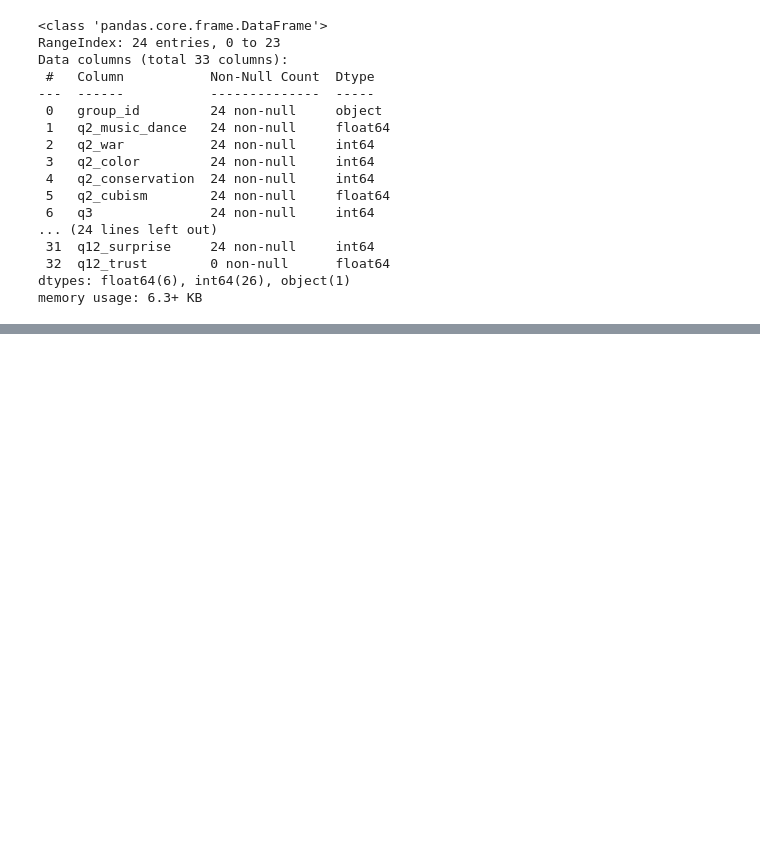
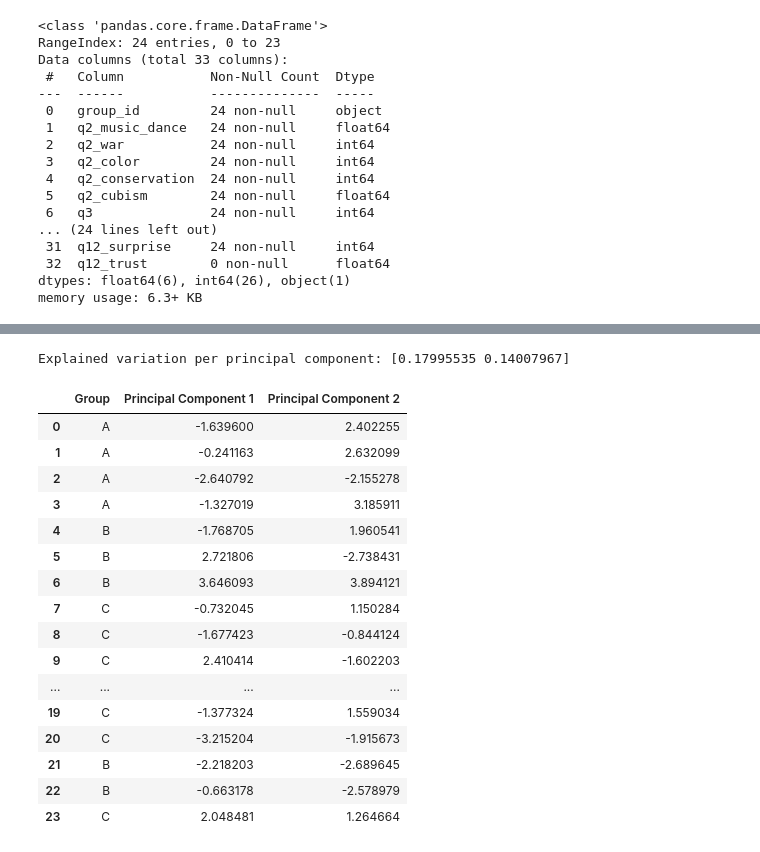
Before and after one commit to ManueleVeggi/mytisse, a Jupyter notebook: testing_sessions/230608_unibo/clustering.ipynb, the cells around one changed output, grey strips where cells are left out. Drawn from its saved outputs; the diff is of its cells as text; code cells hidden in the pictures; blank space fills up the shorter version.

```diff
--- a/testing_sessions/230608_unibo/clustering.ipynb
+++ b/testing_sessions/230608_unibo/clustering.ipynb
@@ -62,0 +58,37 @@ plt.show()
+# %%
+from sklearn.decomposition import PCA
+
+pca_mytisse = PCA(n_components=2)
+principalComponents_mytisse = pca_mytisse.fit_transform(x)
+
+principal_mytisse_Df = pd.DataFrame(data = principalComponents_mytisse
+             , columns = ['principal component 1', 'principal component 2'])
+
+print('Explained variation per principal component: {}'.format(pca_mytisse.explained_variance_ratio_))
+
+mytisse_merged = pd.concat([group_column, principal_mytisse_Df], axis=1).rename(columns={
+    'principal component 1': 'Principal Component 1',
+    'principal component 2': 'Principal Component 2',
+    'group_id': 'Group'
+    })
+
+mytisse_merged
+# %% [output]
+Explained variation per principal component: [0.17995535 0.14007967]
+|  | Group | Principal Component 1 | Principal Component 2 |
+| 0 | A | -1.639600 | 2.402255 |
+| 1 | A | -0.241163 | 2.632099 |
+| 2 | A | -2.640792 | -2.155278 |
+| 3 | A | -1.327019 | 3.185911 |
+| 4 | B | -1.768705 | 1.960541 |
+| 5 | B | 2.721806 | -2.738431 |
+| 6 | B | 3.646093 | 3.894121 |
+| 7 | C | -0.732045 | 1.150284 |
+| 8 | C | -1.677423 | -0.844124 |
+| 9 | C | 2.410414 | -1.602203 |
+| ... | ... | ... | ... |
+| 19 | C | -1.377324 | 1.559034 |
+| 20 | C | -3.215204 | -1.915673 |
+| 21 | B | -2.218203 | -2.689645 |
+| 22 | B | -0.663178 | -2.578979 |
+| 23 | C | 2.048481 | 1.264664 |
```
Also changed, not shown: parts of 6 cells of this notebook.
